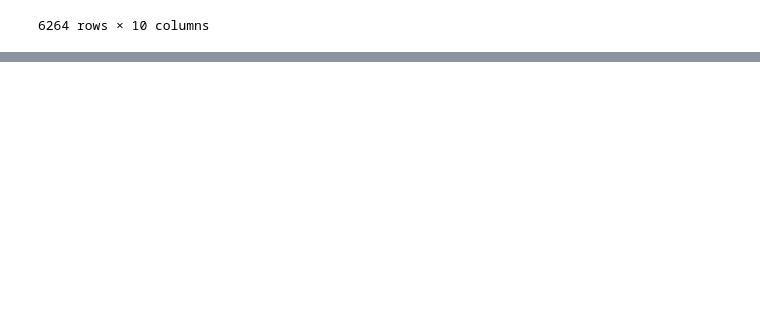
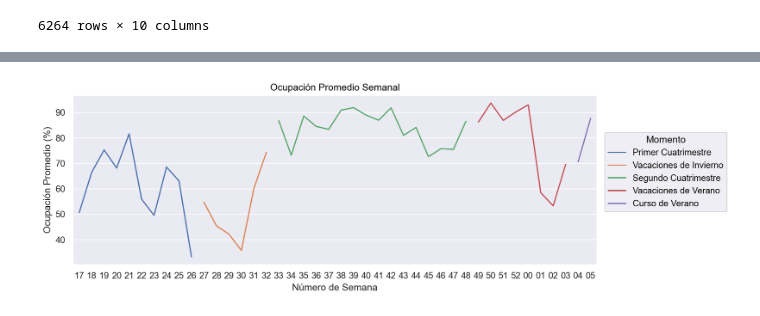
Before and after one commit to leonelifernandez12/labo_datos, a Jupyter notebook: tp1.ipynb, the cells around one changed output, grey strips where cells are left out. Drawn from its saved outputs; the diff is of its cells as text; code cells hidden in the pictures; blank space fills up the shorter version.

```diff
--- a/tp1.ipynb
+++ b/tp1.ipynb
@@ -715,0 +717,20 @@ datos_eda_agrupados
+# %%
+import sqlite3
+import requests
+
+link_api_informacion = "https://apitransporte.buenosaires.gob.ar/ecobici/gbfs/stationInformation?"
+credenciales = {
+    "client_id": "f3429f52737b4e019607007f7454602f",
+    "client_secret": "E09120C8BC17468fBd98Bd7F37173674"
+}
+response = requests.get(link_api_informacion, params=credenciales)
+df_informacion = pd.DataFrame(response.json()["data"]["stations"])[["station_id", "lat", "lon", "capacity"]]
+
+df_clima = pd.read_csv("clima.csv").rename(columns={ "date": "fecha" })
+df_clima["fecha"] = pd.to_datetime(df_clima["fecha"])
+
+conexion = sqlite3.connect(":memory:")
+df_informacion.to_sql("estaciones", conexion, index=False, if_exists="replace")
+datos_limpios.to_sql("datos", conexion, index=False, if_exists="replace")
+df_clima.to_sql("clima", conexion, index=False, if_exists="replace")
+datos_limpios
@@ -715,0 +783,26 @@ datos_eda_agrupados
+# %%
+df_media_semanal = pd.read_sql_query("""
+SELECT
+    STRFTIME('%W', d.fecha) AS semana,
+    c.instancia,
+    AVG(100.0 - (100.0 * d.bicis_disponibles / (1.0 * e.capacity))) AS ocupacion_promedio
+FROM datos d
+INNER JOIN calendario c ON DATE(d.fecha) BETWEEN c.inicio AND c.fin
+INNER JOIN estaciones e ON e.station_id = d.estacion
+GROUP BY STRFTIME('%W-%Y', d.fecha)
+ORDER BY d.fecha;
+""", conexion)
+
+(
+  so.Plot(data=df_media_semanal, x="semana", y="ocupacion_promedio", color="instancia")
+    .add(so.Line())
+    .layout(size=(10, 4))
+    .label(
+        title="Ocupación Promedio Semanal",
+        color="Momento",
+        x="Número de Semana",
+        y="Ocupación Promedio (%)"
+    )
+)
+# %% [output]
+[figure, added]
```
Also changed, not shown: parts of 14 cells of this notebook, 1 other file.
